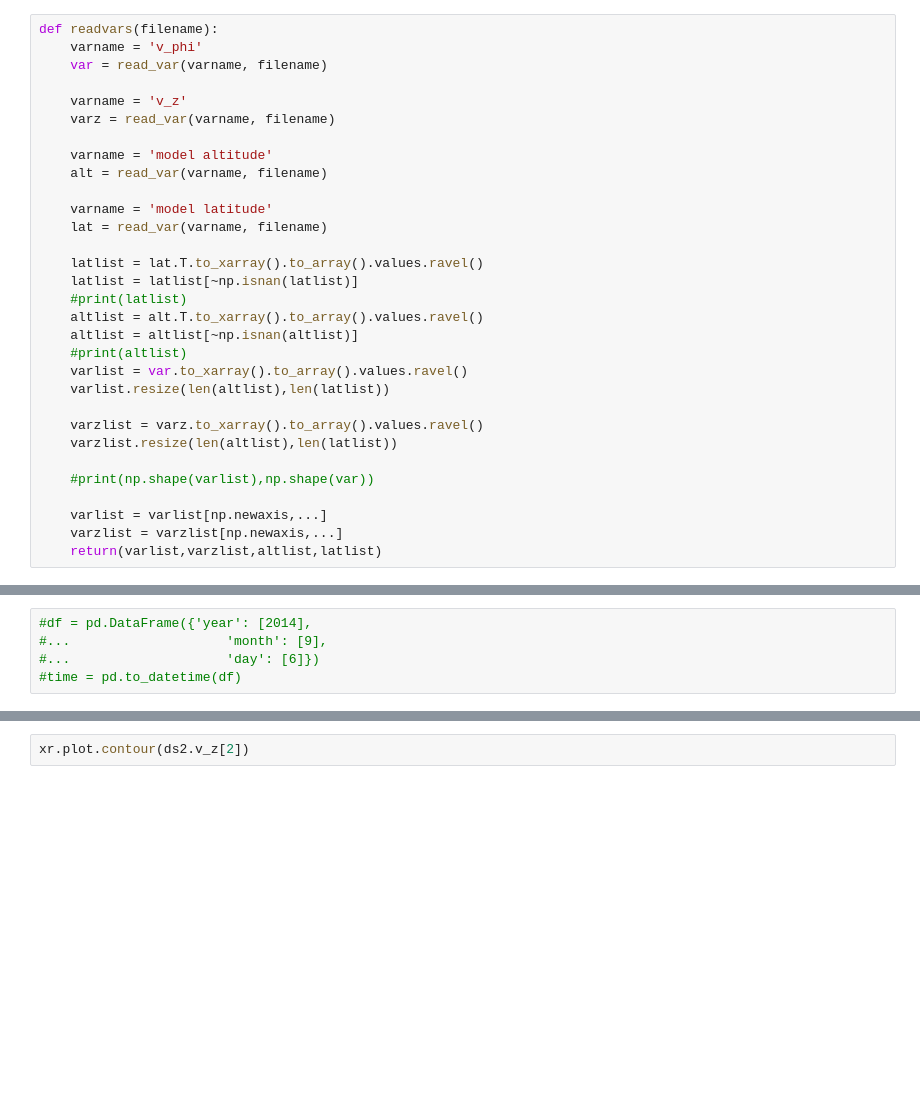
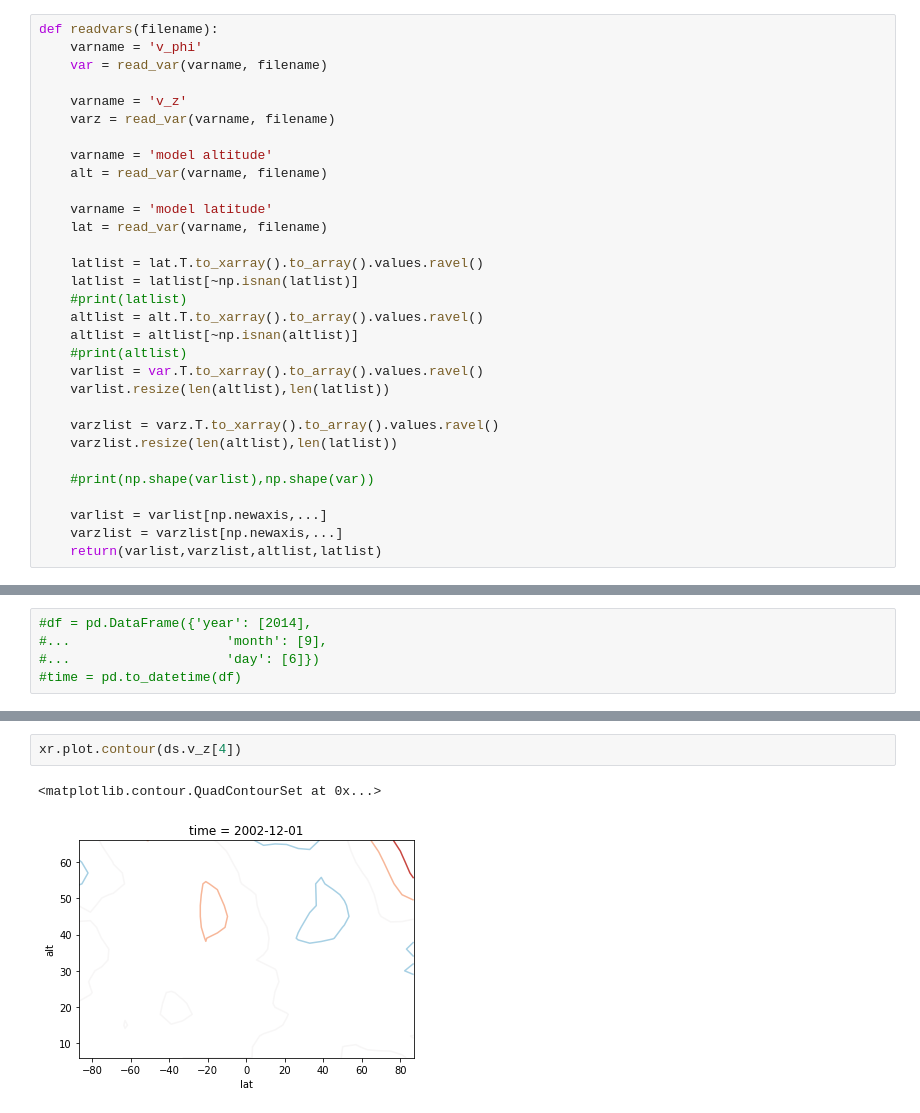
Before and after one commit to fabrivelas/imk-toolkit, a Jupyter notebook: imktk/dataarray_methods/ancistrus.ipynb, the cells around one changed output, grey strips where cells are left out. Cells and saved outputs as stored; diff of their text form; blank space fills up the shorter version.

```diff
--- a/imktk/dataarray_methods/ancistrus.ipynb
+++ b/imktk/dataarray_methods/ancistrus.ipynb
@@ -68,10 +68,10 @@ def readvars(filename):
     altlist = alt.T.to_xarray().to_array().values.ravel()
     altlist = altlist[~np.isnan(altlist)]
     #print(altlist)
-    varlist = var.to_xarray().to_array().values.ravel()
+    varlist = var.T.to_xarray().to_array().values.ravel()
     varlist.resize(len(altlist),len(latlist))
 
-    varzlist = varz.to_xarray().to_array().values.ravel()
+    varzlist = varz.T.to_xarray().to_array().values.ravel()
     varzlist.resize(len(altlist),len(latlist))
 
     #print(np.shape(varlist),np.shape(var))
@@ -478,2 +286,5 @@ xr.plot.contour(ds.v_z[2])
 # %%
-xr.plot.contour(ds2.v_z[2])
+xr.plot.contour(ds.v_z[4])
+# %% [output]
+<matplotlib.contour.QuadContourSet at 0x...>
+[figure, added]
```
Also changed, not shown: parts of 17 cells of this notebook, 4 other files.
